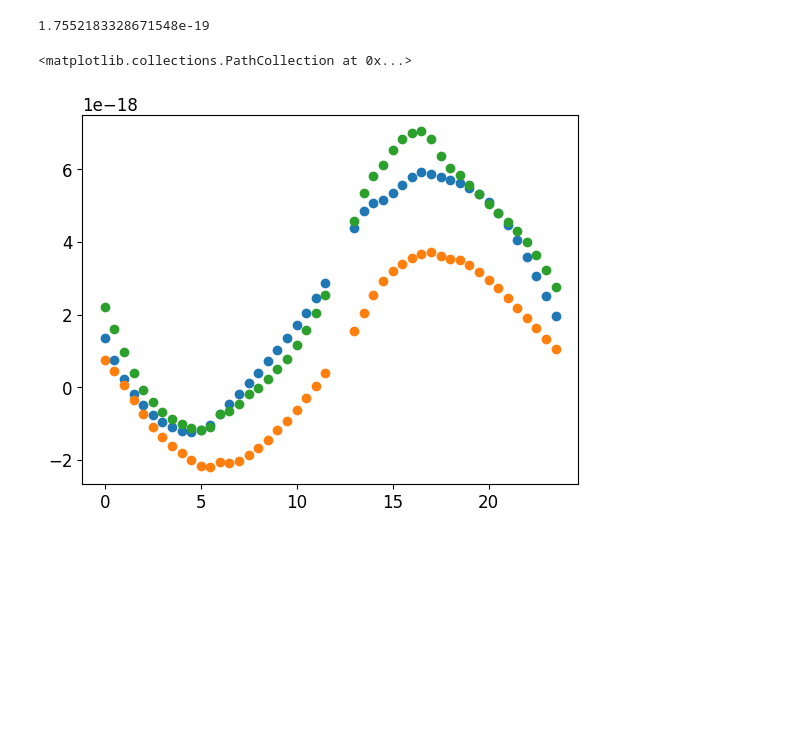
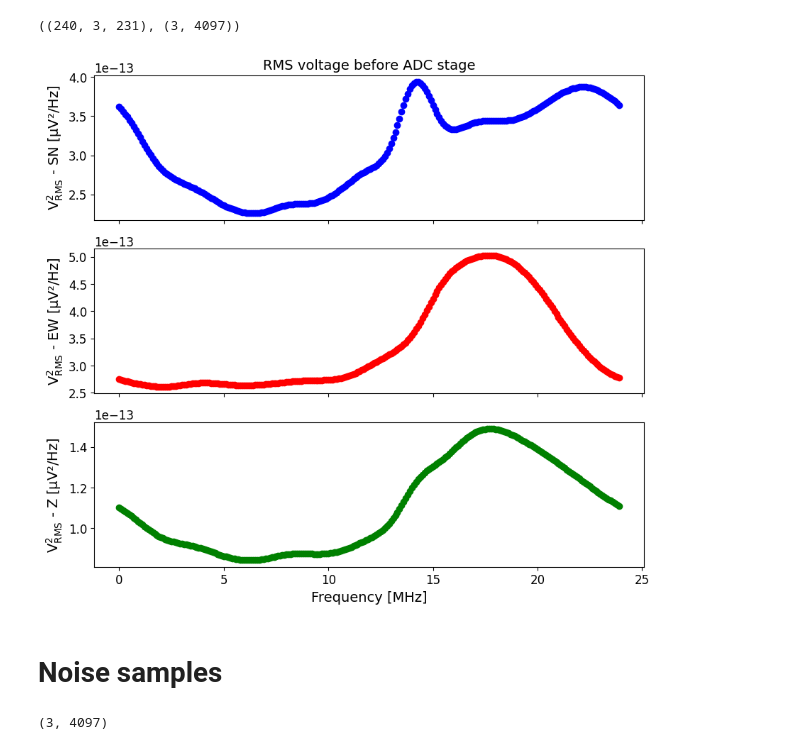
Before and after one commit to arsenefer/DU_response_computation, a Jupyter notebook: test_clean_noise.ipynb, the cells around one changed output. Drawn from its saved outputs; the diff is of its cells as text; code cells hidden in the pictures; blank space fills up the shorter version.

Commit message:
finished noise

```diff
--- a/test_clean_noise.ipynb
+++ b/test_clean_noise.ipynb
@@ -22,7 +22,7 @@ latitude = (90-(-35.206667)) * np.pi / 180
 latitude = (90-(50)) * np.pi / 180
 latitude = (90-(42.2281)) * np.pi / 180
 
-LST_hours = np.arange(1,24,0.5)
+LST_hours = np.arange(0,24,0.1)
 LST_radians = LST_hours * 15 * np.pi / 180
 target_freqs = np.fft.rfftfreq(8192, 1/2e9)
 # %%
@@ -88,11 +152,47 @@ Calculating noise power for LST 23.50 hours
 # %%
-noise_computer.P_nu.max()
+noise_computer.P_nu.shape, tf.shape
 # %% [output]
-1.7552183328671548e-19
+((240, 3, 231), (3, 4097))
-# %%
-plt.scatter((noise_computer.lst_rads*180/np.pi/15+12)%24, np.sum(noise_computer.P_nu, axis=-1)[:,0], label="Total noise")
-plt.scatter((noise_computer.lst_rads*180/np.pi/15+12)%24, np.sum(noise_computer.P_nu, axis=-1)[:,1], label="Total noise")
-plt.scatter((noise_computer.lst_rads*180/np.pi/15+12)%24, np.sum(noise_computer.P_nu, axis=-1)[:,2], label="Total noise")
-# %% [output]
-<matplotlib.collections.PathCollection at 0x...>
-[figure, removed]
+# %%
+# fig, ax = plt.subplots(3,1, figsize=(10, 9))
+# ax.scatter(LST_hours, np.sum(noise_computer.P_nu[:, 0, :] * np.abs(tf[0, :])**2, axis=1), color='blue', label='Vrms voc SN')
+# ax.set_xlabel('Frequency [MHz]')
+# ax.set_ylabel('V$_{\\rm{RMS}}$ [µV².Hz$^{-1}$]')
+# ax.set_title('RMS voltage at ADC stage as a function of frequency')
+
+# fig, ax = plt.subplots(figsize=(10, 3))
+# ax.scatter(LST_hours, (np.sum(noise_computer.P_nu[:, 1, :] * np.abs(tf[1, :])**2, axis=1)), color='red', label='Vrms voc SN')
+# ax.set_xlabel('Frequency [MHz]')
+# ax.set_ylabel('V$_{\\rm{RMS}}$ [µV².Hz$^{-1}$]')
+
+
+delta_nu = 1e6
+fig, ax = plt.subplots(3,1, figsize=(10, 9), sharex=True)
+mask = (noise_computer.frequencies>=60e6) & (noise_computer.frequencies<=80e6)
+
+ax[0].set_title('RMS voltage before ADC stage')
+ax[0].scatter((noise_computer.lst_rads*180/np.pi/15+12)%24, np.sum(noise_computer.P_nu[:, 0, mask], axis=1)*delta_nu, color='blue')
+# ax[0].scatter((noise_computer.lst_rads*180/np.pi/15+12)%24, np.sum(noise_computer.P_nu[:, 0, mask], axis=1)*delta_nu/4, color='blue', ls=':')
+ax[0].set_ylabel('V$_{\\rm{RMS}}^2$ - SN [µV²/Hz]')
+ax[1].scatter((noise_computer.lst_rads*180/np.pi/15+12)%24, np.sum(noise_computer.P_nu[:, 1, mask], axis=1)*delta_nu, color='red')
+# ax[1].scatter((noise_computer.lst_rads*180/np.pi/15+12)%24, np.sum(noise_computer.P_nu[:, 1, mask], axis=1)*delta_nu/4, color='red', ls=':')
+ax[1].set_ylabel('V$_{\\rm{RMS}}^2$ - EW [µV²/Hz]')
+ax[2].scatter((noise_computer.lst_rads*180/np.pi/15+12)%24, np.sum(noise_computer.P_nu[:, 2, mask], axis=1)*delta_nu, color='green')
+# ax[2].scatter((noise_computer.lst_rads*180/np.pi/15+12)%24, np.sum(noise_computer.P_nu[:, 2, mask], axis=1)*delta_nu/4, color='green', ls=':')
+ax[2].set_ylabel('V$_{\\rm{RMS}}^2$ - Z [µV²/Hz]')
+ax[2].set_xlabel('Frequency [MHz]')
+
+
+# ax[0].ticklabel_format(axis='y', style='sci', scilimits=(5,5))
+# ax[1].ticklabel_format(axis='y', style='sci', scilimits=(5,5))
+# ax[2].ticklabel_format(axis='y', style='sci', scilimits=(4,4))
+ax[2].ticklabel_format(axis='y', style='sci', scilimits=(10,2))
+# plt.tight_layout()
+# %% [output]
+[figure, added]
+# %% [markdown]
+# Noise samples
+# %%
+tf.shape
+# %% [output]
+(3, 4097)
```
Also changed, not shown: parts of 11 cells of this notebook, 1 other file.
